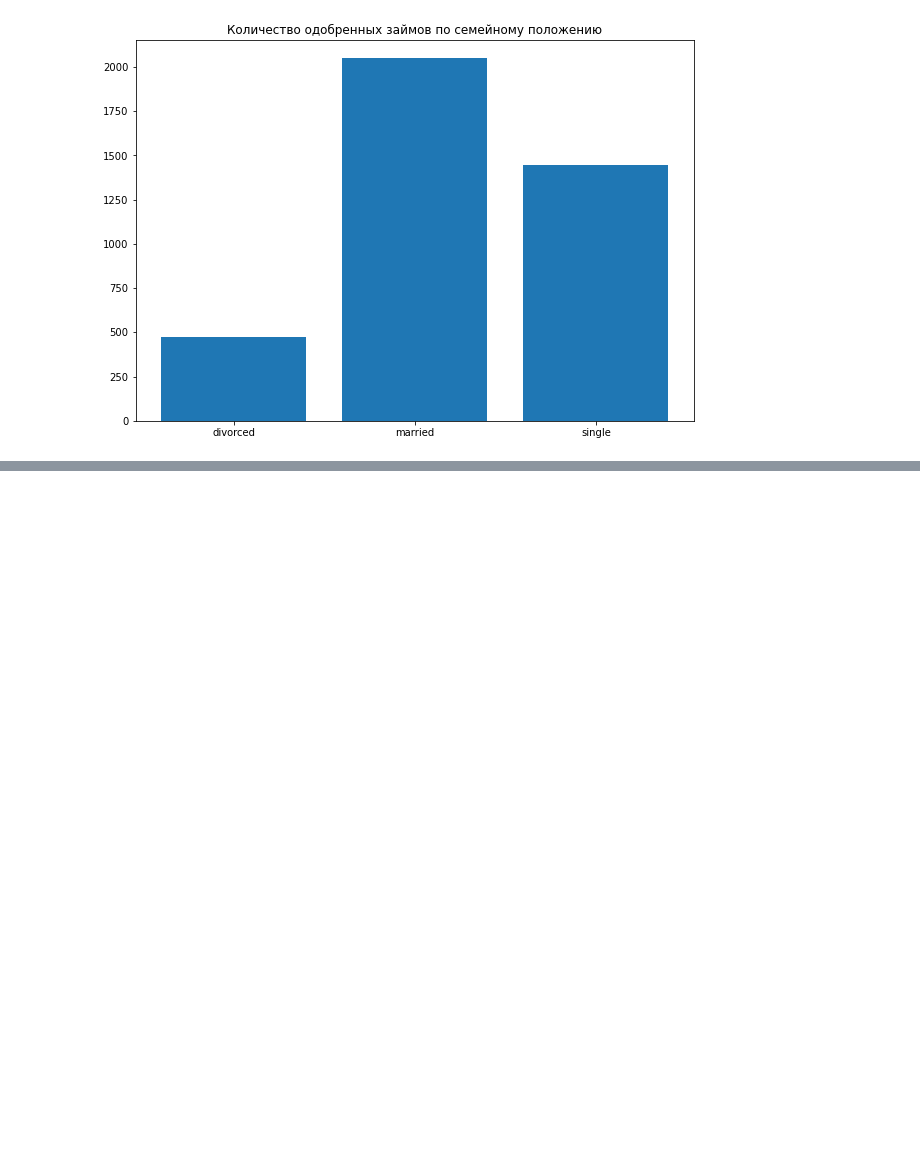
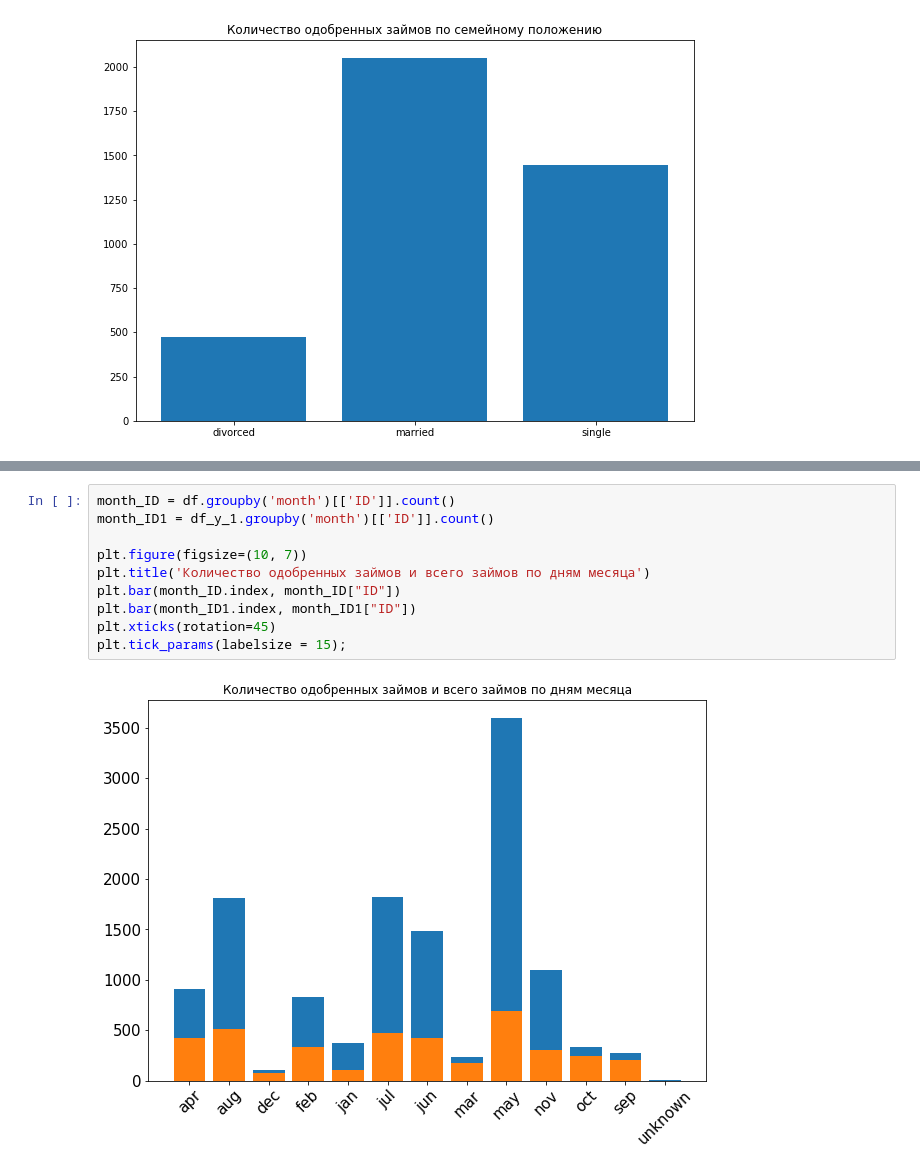
Before and after one commit to IYuminov/assessment_for_MFO, a Jupyter notebook: ml_assessment.ipynb, the cells around one changed output, grey strips where cells are left out. Cells and saved outputs as stored; diff of their text form; blank space fills up the shorter version.

```diff
--- a/ml_assessment.ipynb
+++ b/ml_assessment.ipynb
@@ -240,0 +228,12 @@ df = pd.get_dummies(df, columns = type_obj)
+# %%
+month_ID = df.groupby('month')[['ID']].count()
+month_ID1 = df_y_1.groupby('month')[['ID']].count()
+
+plt.figure(figsize=(10, 7))
+plt.title('Количество одобренных займов и всего займов по дням месяца')
+plt.bar(month_ID.index, month_ID["ID"])
+plt.bar(month_ID1.index, month_ID1["ID"])
+plt.xticks(rotation=45)
+plt.tick_params(labelsize = 15);
+# %% [output]
+[figure, added]
```
Also changed, not shown: parts of 38 cells of this notebook.
